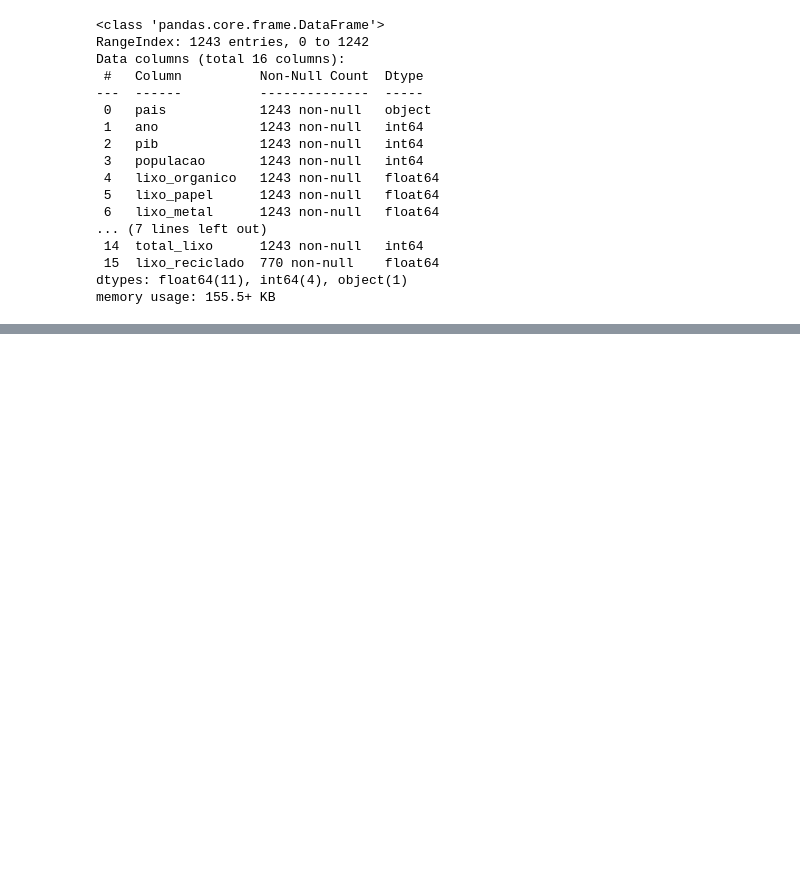
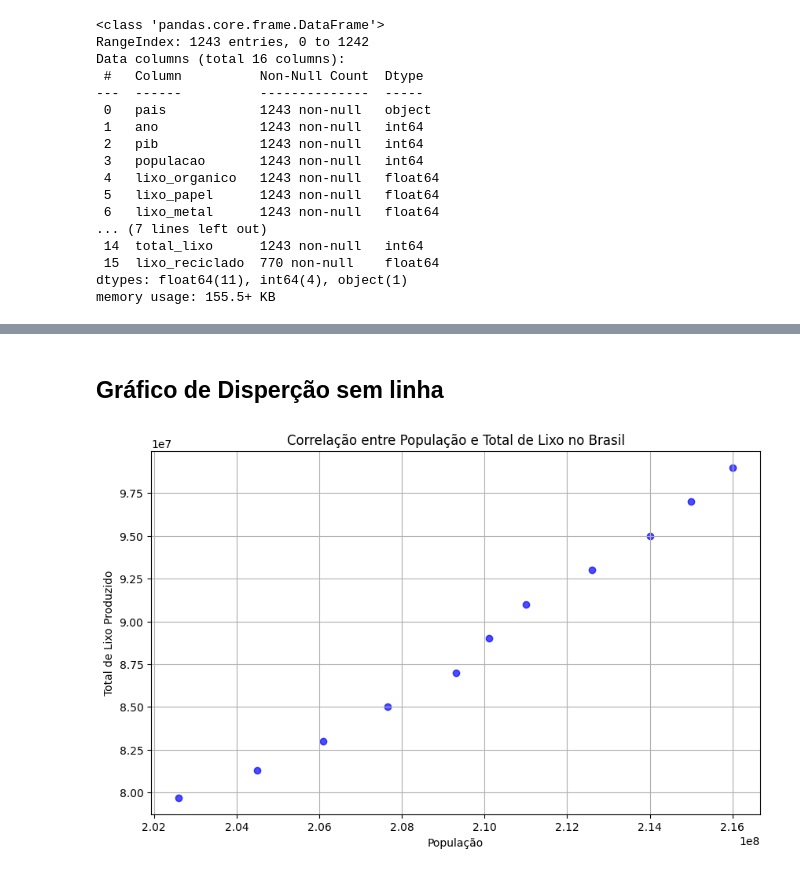
Before and after one commit to rafaelflorentinobarbosa/InteligenciaArtificial, a Jupyter notebook: Projeto_final/collab.ipynb, the cells around one changed output, grey strips where cells are left out. Cells and saved outputs as stored; diff of their text form; code cells hidden in the pictures; blank space fills up the shorter version.

```diff
--- a/Projeto_final/collab.ipynb
+++ b/Projeto_final/collab.ipynb
@@ -139,0 +227,22 @@ Previsão para 2025: 67803521.97030172
+# %% [markdown]
+## Gráfico de Disperção sem linha
+# %%
+# Carregar o dataframe
+df = pd.read_csv('datasets/dataset_final.csv')
+
+# Filtrar os dados para o Brasil
+df_brasil = df[df["pais"] == "Brasil"]
+
+# Configurar o gráfico de dispersão
+plt.figure(figsize=(10, 6))
+plt.scatter(df_brasil['populacao'], df_brasil['total_lixo'], color='blue', alpha=0.7)
+plt.title('Correlação entre População e Total de Lixo no Brasil')
+plt.xlabel('População')
+plt.ylabel('Total de Lixo Produzido')
+plt.grid(True)
+
+
+# Mostrar o gráfico
+plt.show()
+# %% [output]
+[figure, added]
```
Also changed, not shown: parts of 68 cells of this notebook, 2 other files.
